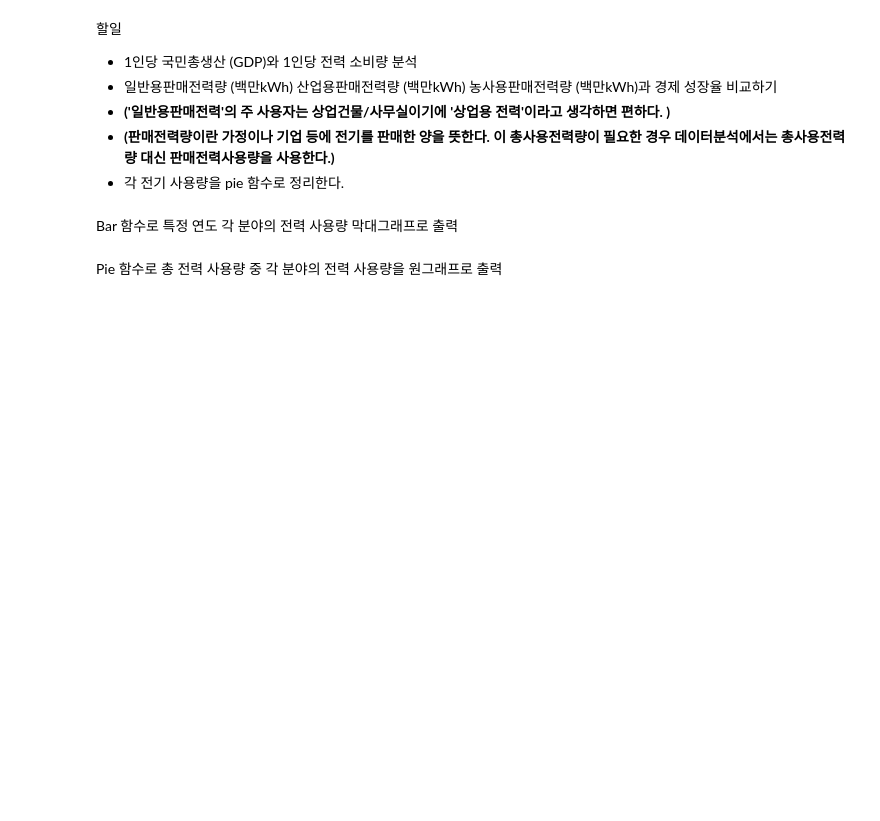
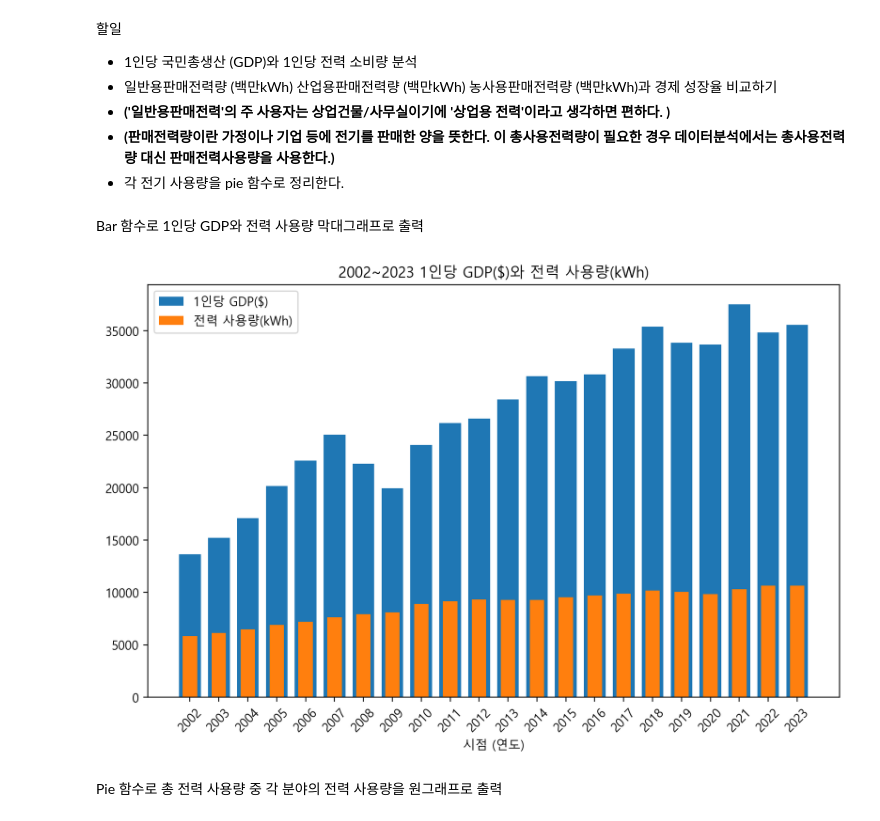
Before and after one commit to uro12/DA-4, a Jupyter notebook: 04조_분석조.ipynb, the cells around one changed output. Cells and saved outputs as stored; diff of their text form; code cells hidden in the pictures; blank space fills up the shorter version.

```diff
--- a/04조_분석조.ipynb
+++ b/04조_분석조.ipynb
@@ -190,4 +190,4 @@ plt.show()
 - **(판매전력량이란 가정이나 기업 등에 전기를 판매한 양을 뜻한다. 이 총사용전력량이 필요한 경우 데이터분석에서는 총사용전력량 대신 판매전력사용량을 사용한다.)**
 - 각 전기 사용량을 pie 함수로 정리한다.
 # %% [markdown]
-Bar 함수로 특정 연도 각 분야의 전력 사용량 막대그래프로 출력
+Bar 함수로 1인당 GDP와 전력 사용량 막대그래프로 출력
@@ -196,3 +194,33 @@ Bar 함수로 특정 연도 각 분야의 전력 사용량 막대그래프로
+# %%
+# Bar 함수로 1인당 GDP와 전력 사용량 막대그래프로 출력
+
+# GDP 파일 열기
+gdp_f = open('1인당_국내총생산__당해년가격.csv', encoding='cp949')
+gdp_data = csv.reader(gdp_f)
+next(gdp_data)  # 헤더를 건너뛰기
+
+# '1인당 국내총생산 당해년(미달러)', 추출
+gdp = []
+
+for row in gdp_data:
+    gdp.append(float(row[2]))  # 1인당 국내총생산 당해년(미달러)
+
+gdp.pop() # 연도별 전력수급 실적은 2024년 데이터가 존재하지 않음
+
+
+width = 0.75
+
+plt.figure(figsize=(10, 6))
+plt.title("2002~2023 1인당 GDP($)와 전력 사용량(kWh)")
+plt.bar(years, gdp, width = 0.75, label = "1인당 GDP($)")
+plt.bar(years, power_per_capita, width = 0.5, label = "전력 사용량(kWh)")
+plt.xlabel("시점 (연도)")
+plt.xticks(rotation=45)  # 연도 레이블 회전
+plt.legend()
+
+plt.show()
+# %% [output]
+[figure, added]
 # %% [markdown]
 Pie 함수로 총 전력 사용량 중 각 분야의 전력 사용량을 원그래프로 출력
 # %%
```
Also changed, not shown: parts of 1 cell of this notebook.
